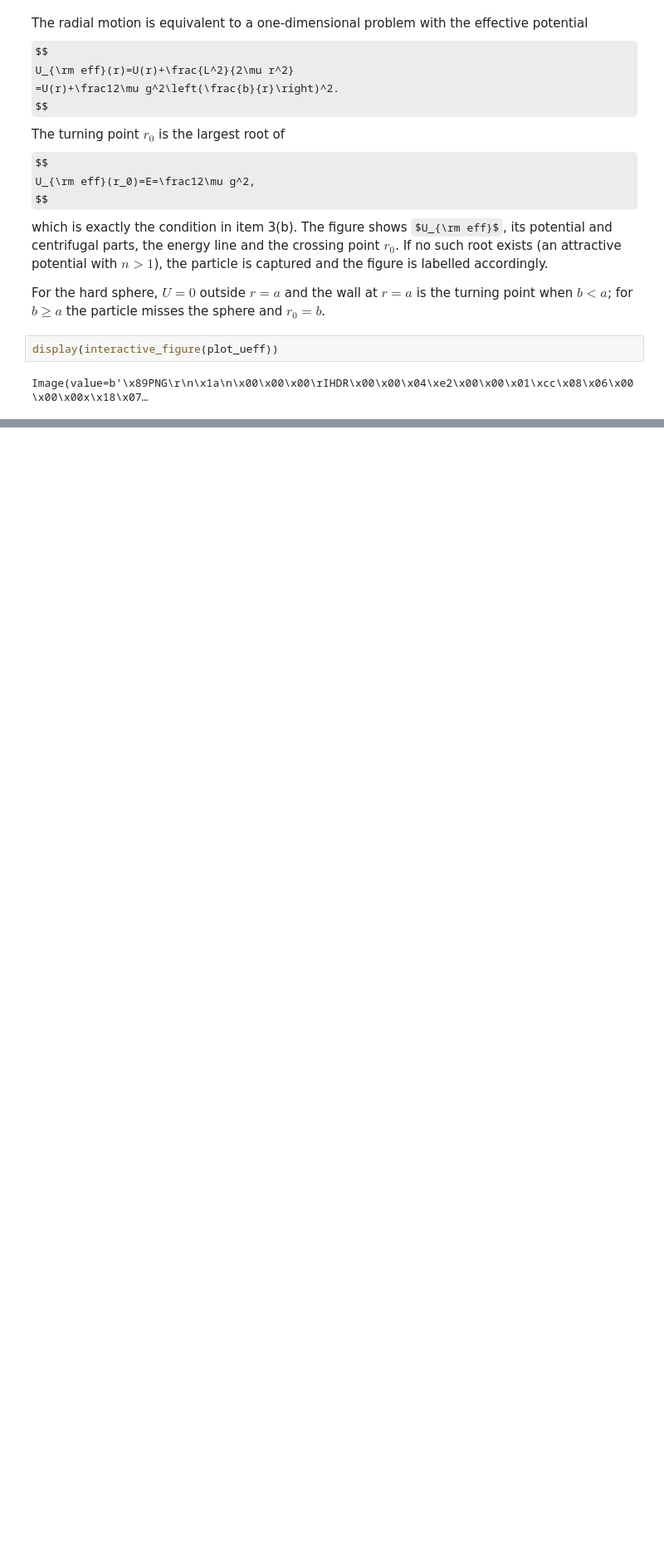
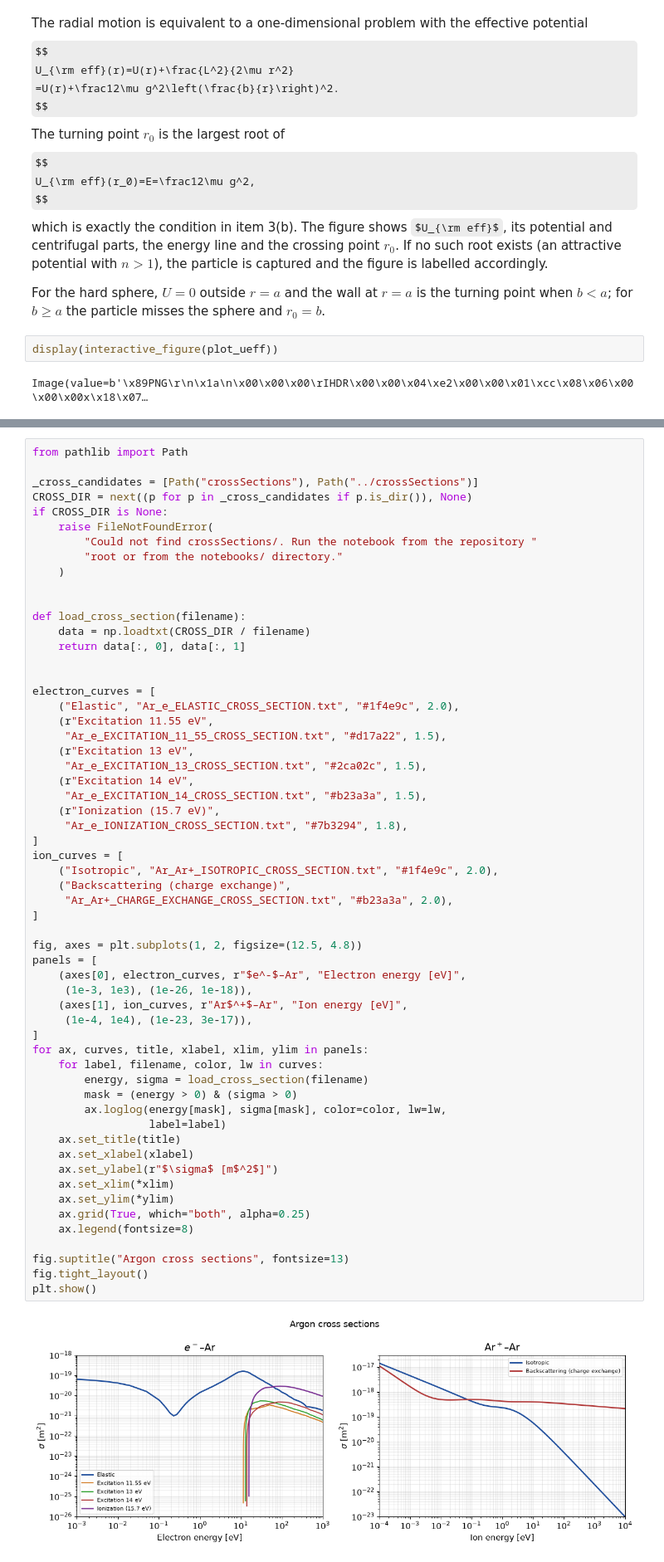
Before and after one commit to alvarezlaguna/InteractiveExercises_TC3, a Jupyter notebook: notebooks/02_binet_rutherford.ipynb, the cells around one changed output, grey strips where cells are left out. Shown at 83% size. Cells and saved outputs as stored; diff of their text form; some formulas as TeX source; blank space fills up the shorter version.

Commit message:
Added Argon cross sections

```diff
--- a/notebooks/02_binet_rutherford.ipynb
+++ b/notebooks/02_binet_rutherford.ipynb
@@ -871,2 +1178,62 @@ Image(value=b'\x89PNG\r\n\x1a\n\x00\x00\x00\rIHDR\x00\x00\x04\xe2\x00\x00\x01\xc
+# %%
+from pathlib import Path
+
+_cross_candidates = [Path("crossSections"), Path("../crossSections")]
+CROSS_DIR = next((p for p in _cross_candidates if p.is_dir()), None)
+if CROSS_DIR is None:
+    raise FileNotFoundError(
+        "Could not find crossSections/. Run the notebook from the repository "
+        "root or from the notebooks/ directory."
+    )
+
+
+def load_cross_section(filename):
+    data = np.loadtxt(CROSS_DIR / filename)
+    return data[:, 0], data[:, 1]
+
+
+electron_curves = [
+    ("Elastic", "Ar_e_ELASTIC_CROSS_SECTION.txt", "#1f4e9c", 2.0),
+    (r"Excitation 11.55 eV",
+     "Ar_e_EXCITATION_11_55_CROSS_SECTION.txt", "#d17a22", 1.5),
+    (r"Excitation 13 eV",
+     "Ar_e_EXCITATION_13_CROSS_SECTION.txt", "#2ca02c", 1.5),
+    (r"Excitation 14 eV",
+     "Ar_e_EXCITATION_14_CROSS_SECTION.txt", "#b23a3a", 1.5),
+    (r"Ionization (15.7 eV)",
+     "Ar_e_IONIZATION_CROSS_SECTION.txt", "#7b3294", 1.8),
+]
+ion_curves = [
+    ("Isotropic", "Ar_Ar+_ISOTROPIC_CROSS_SECTION.txt", "#1f4e9c", 2.0),
+    ("Backscattering (charge exchange)",
+     "Ar_Ar+_CHARGE_EXCHANGE_CROSS_SECTION.txt", "#b23a3a", 2.0),
+]
+
+fig, axes = plt.subplots(1, 2, figsize=(12.5, 4.8))
+panels = [
+    (axes[0], electron_curves, r"$e^-$–Ar", "Electron energy [eV]",
+     (1e-3, 1e3), (1e-26, 1e-18)),
+    (axes[1], ion_curves, r"Ar$^+$–Ar", "Ion energy [eV]",
+     (1e-4, 1e4), (1e-23, 3e-17)),
+]
+for ax, curves, title, xlabel, xlim, ylim in panels:
+    for label, filename, color, lw in curves:
+        energy, sigma = load_cross_section(filename)
+        mask = (energy > 0) & (sigma > 0)
+        ax.loglog(energy[mask], sigma[mask], color=color, lw=lw,
+                  label=label)
+    ax.set_title(title)
+    ax.set_xlabel(xlabel)
+    ax.set_ylabel(r"$\sigma$ [m$^2$]")
+    ax.set_xlim(*xlim)
+    ax.set_ylim(*ylim)
+    ax.grid(True, which="both", alpha=0.25)
+    ax.legend(fontsize=8)
+
+fig.suptitle("Argon cross sections", fontsize=13)
+fig.tight_layout()
+plt.show()
+# %% [output]
+[figure, added]
 # %% [markdown]
 ---
```
Also changed, not shown: parts of 13 cells of this notebook, 8 other files.
